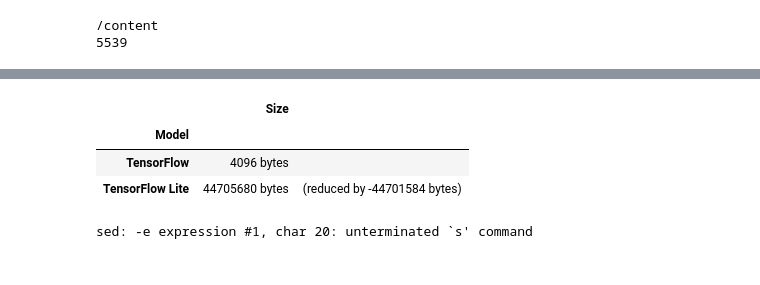
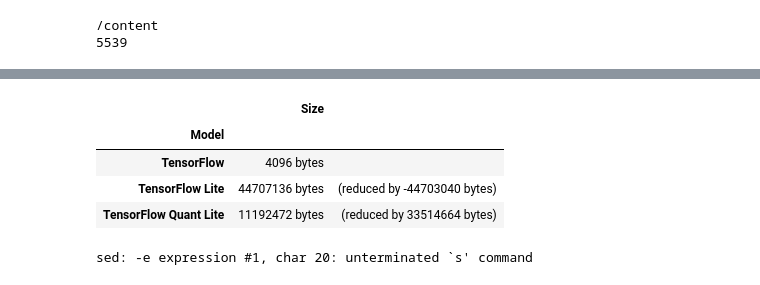
Before and after one commit to Sheepybloke2-0/CSE847-Project, a Jupyter notebook: Model_Training/tinyml_seedling_detect.ipynb, the cells around one changed output, grey strips where cells are left out. Saved outputs shown, nothing was run; the diff lists cells and outputs as text; code cells hidden in the pictures.

```diff
--- a/Model_Training/tinyml_seedling_detect.ipynb
+++ b/Model_Training/tinyml_seedling_detect.ipynb
@@ -281,0 +307,17 @@ Text(0.5, 1.0, 'Training/Test Loss')
+# %%
+model_for_export = tfmot.sparsity.keras.strip_pruning(model_for_pruning)
+
+print("final model")
+model_for_export.summary()
+
+_, pruned_keras_file = tempfile.mkstemp('.h5')
+tf.keras.models.save_model(model_for_export, pruned_keras_file, include_optimizer=False)
+print('Saved baseline model to:', pruned_keras_file)
+
+percentages = tf.keras.models.load_model(pruned_keras_file)
+for i, w in enumerate(percentages.get_weights()):
+    print(
+        "{} -- Total:{}, Zeros: {:.2f}%".format(
+            percentages.weights[i].name, w.size, np.sum(w == 0) / w.size * 100
+        )
+    )
@@ -281,0 +342,13 @@ Text(0.5, 1.0, 'Training/Test Loss')
+# %%
+import zipfile
+_, zip3 = tempfile.mkstemp(".zip")
+with zipfile.ZipFile(zip3, "w", compression=zipfile.ZIP_DEFLATED) as f:
+    f.write(pruned_keras_file)
+print(
+    "Size of the pruned model before compression: %.2f Mb"
+    % (os.path.getsize(pruned_keras_file) / float(2 ** 20))
+)
+print(
+    "Size of the pruned model after compression: %.2f Mb"
+    % (os.path.getsize(zip3) / float(2 ** 20))
+)
@@ -306,19 +387,20 @@ RuntimeError: ignored
 # %%
 # Check the size of the model
 # Calculate size
 size_tf = os.path.getsize(FULL_MODEL)
 size_tflite = os.path.getsize(LITE_MODEL)
 size_quant = os.path.getsize(QUANT_MODEL)
 
 pd.DataFrame.from_records(
     [["TensorFlow", f"{size_tf} bytes", ""],
-     ["TensorFlow Lite", f"{size_tflite} bytes ", f"(reduced by {size_tf - size_tflite} bytes)"]],
+     ["TensorFlow Lite", f"{size_tflite} bytes ", f"(reduced by {size_tf - size_tflite} bytes)"],
      ["TensorFlow Quant Lite", f"{size_quant} bytes ", f"(reduced by {size_tflite - size_quant} bytes)"]],
      columns=["Model", "Size", ""], index="Model")
 # %% [output]
 |  | Size |  |
 | Model |  |  |
 | TensorFlow | 4096 bytes |  |
-| TensorFlow Lite | 44705680 bytes | (reduced by -44701584 bytes) |
+| TensorFlow Lite | 44707136 bytes | (reduced by -44703040 bytes) |
+| TensorFlow Quant Lite | 11192472 bytes | (reduced by 33514664 bytes) |
 # %%
 # Convert to a C source file, i.e, a TensorFlow Lite for Microcontrollers model
```
Also changed, not shown: parts of 19 cells of this notebook.
